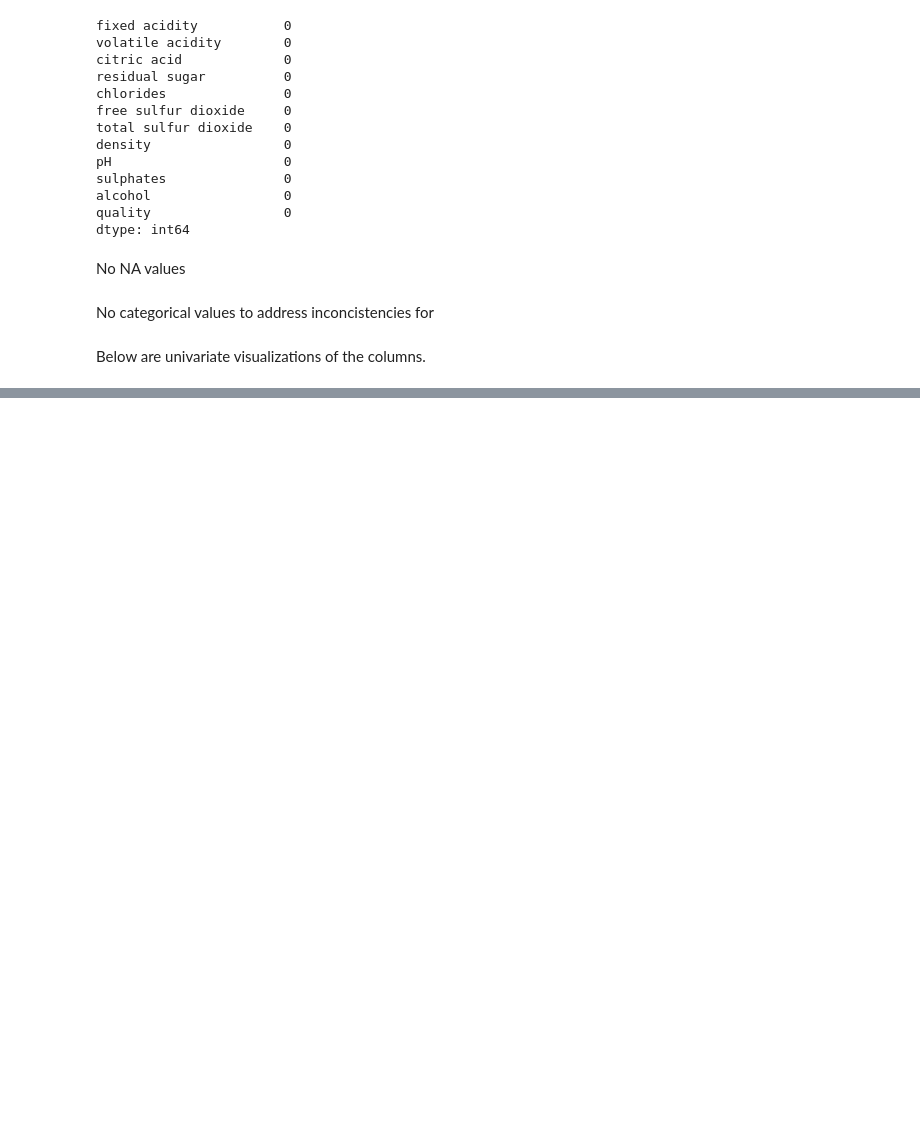
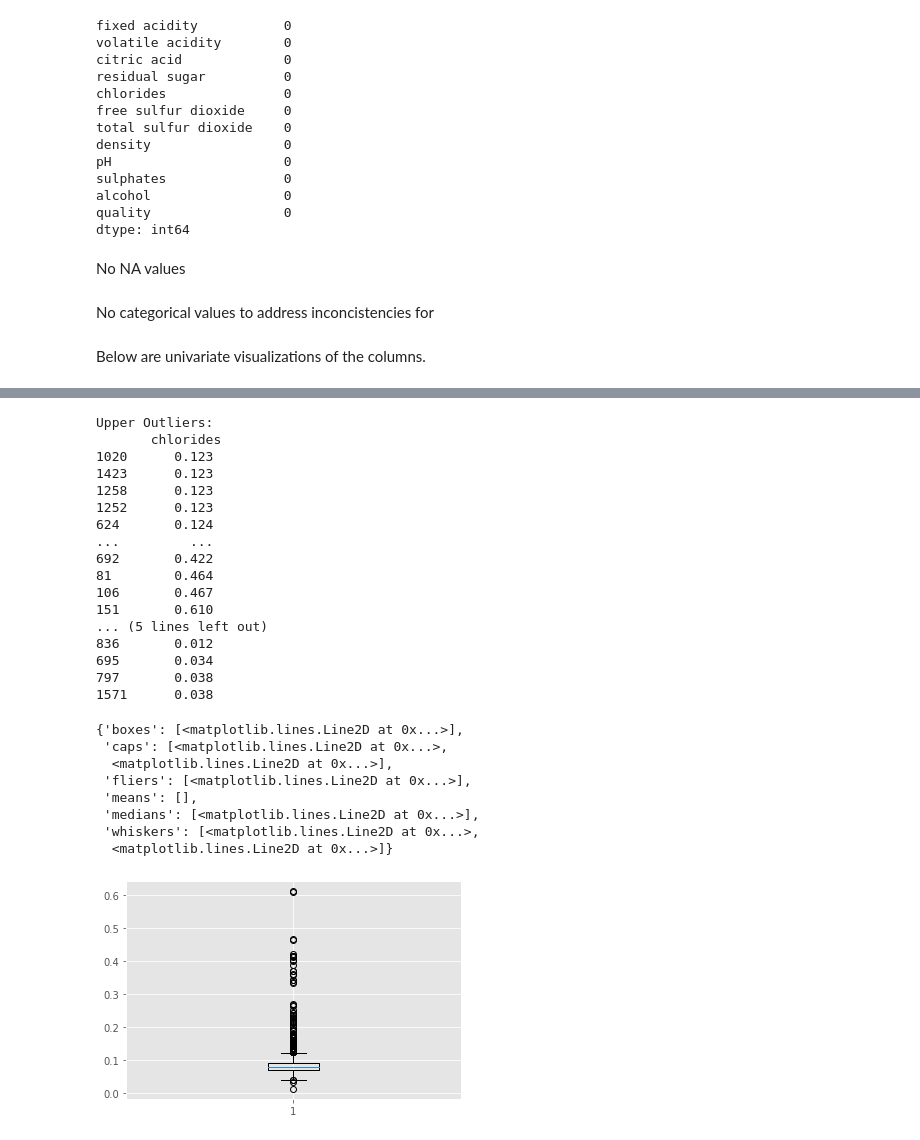
Before and after one commit to mpartain1/Project2CodingDojo, a Jupyter notebook: Project2Pt2.ipynb, the cells around one changed output, grey strips where cells are left out. Cells and saved outputs as stored; diff of their text form; code cells hidden in the pictures; blank space fills up the shorter version.

```diff
--- a/Project2Pt2.ipynb
+++ b/Project2Pt2.ipynb
@@ -213,0 +197,37 @@ plt.boxplot(df['quality'])
+# %%
+upper_outlier_value = 1.5*(df['chlorides'].describe()[6]-df['chlorides'].describe()[4]) + df['chlorides'].describe()[6]
+lower_outlier_value =  df['chlorides'].describe()[4]-1.5*(df['chlorides'].describe()[6]-df['chlorides'].describe()[4])
+upper_outliers = pd.DataFrame(df.loc[df['chlorides']>upper_outlier_value, 'chlorides'].sort_values(ascending=True))
+lower_outliers = pd.DataFrame(df.loc[df['chlorides']<lower_outlier_value, 'chlorides'].sort_values(ascending=True))
+print(f'Upper Outliers:\n {upper_outliers}')
+print(f'Lower Outliers:\n {lower_outliers}')
+
+plt.style.use('ggplot')
+plt.boxplot(df['chlorides'])
+# %% [output]
+Upper Outliers:
+       chlorides
+1020      0.123
+1423      0.123
+1258      0.123
+1252      0.123
+624       0.124
+...         ...
+692       0.422
+81        0.464
+106       0.467
+151       0.610
+... (5 lines left out)
+836       0.012
+695       0.034
+797       0.038
+1571      0.038
+{'boxes': [<matplotlib.lines.Line2D at 0x...>],
+ 'caps': [<matplotlib.lines.Line2D at 0x...>,
+  <matplotlib.lines.Line2D at 0x...>],
+ 'fliers': [<matplotlib.lines.Line2D at 0x...>],
+ 'means': [],
+ 'medians': [<matplotlib.lines.Line2D at 0x...>],
+ 'whiskers': [<matplotlib.lines.Line2D at 0x...>,
+  <matplotlib.lines.Line2D at 0x...>]}
+[figure, added]
```
Also changed, not shown: parts of 24 cells of this notebook.
